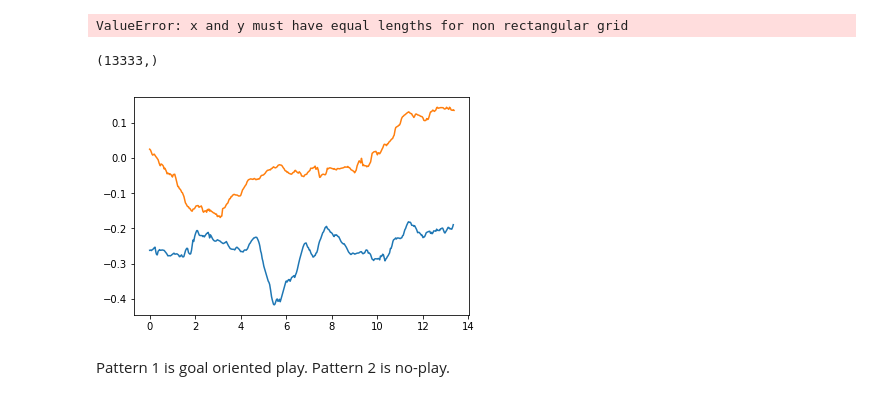
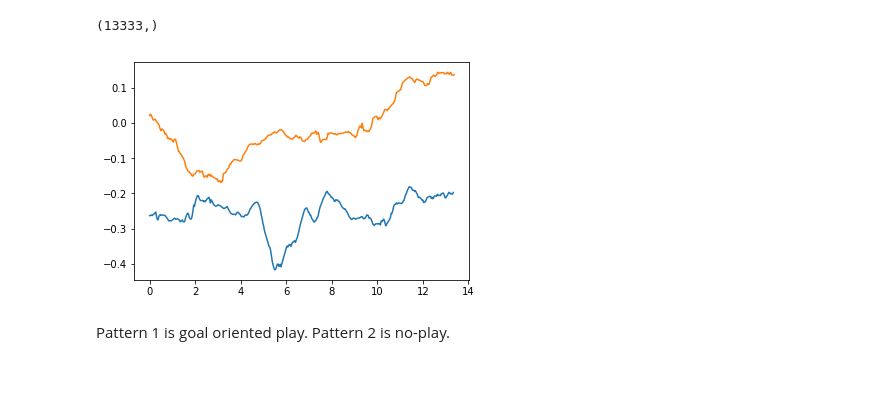
Before and after one commit to maddybartlett/NEN001, a Jupyter notebook: PatternInterpolation.ipynb, the cells around one changed output. Drawn from its saved outputs; the diff is of its cells as text; code cells hidden in the pictures.

```diff
--- a/PatternInterpolation.ipynb
+++ b/PatternInterpolation.ipynb
@@ -7,57 +7,37 @@ import numpy as np
 import pandas as pd
 import scipy as sp
 # %%
-from sklearn.decomposition import PCA
-data = pd.read_csv("pinsoro-2017-06-01-102743523980-small.csv", low_memory=False)
+data = pd.read_csv("pinsoro-2017-06-01-102743523980-small.csv")
 
 dt = 0.001
 
-pattern = np.array(data.iloc[2977:3379,11:195]).astype(float)
-frames = np.array(data.iloc[2977:3379,9]).astype(int)
 
-good_indices = frames != -1
-frames = frames[good_indices]
-pattern = pattern[good_indices]
+def extract_pattern(start, end):
+    pattern = np.array(data.iloc[start:end,190]).astype(float)
+    frames = np.array(data.iloc[start:end,9]).astype(int)
 
-fps = 30.0
-t_sample = (frames - frames[0])/fps
+    good_indices = frames != -1
+    frames = frames[good_indices]
+    pattern = pattern[good_indices]
 
-t = np.arange(int(t_sample[-1]/dt))*dt
+    fps = 30.0
+    t_sample = (frames - frames[0])/fps
 
-p = sp.interpolate.interp2d(t_sample, pattern, t)
+    t = np.arange(int(t_sample[-1]/dt))*dt
+
+    p = np.interp(t, t_sample, pattern)
+
+    return t, p
+
+
+t1, p1 = extract_pattern(2977, 3379)
+t2, p2 = extract_pattern(3702, 4104)
+plt.plot(t1, p1)
+plt.plot(t2, p2)
+p1.shape
 # %% [output]
-ValueError: x and y must have equal lengths for non rectangular grid
+(13333,)
+[figure, added]
-# %%
-data = pd.read_csv("pinsoro-2017-06-01-102743523980-small.csv")
-
-dt = 0.001
-
-
-def extract_pattern(start, end):
-    pattern = np.array(data.iloc[start:end,190]).astype(float)
-    frames = np.array(data.iloc[start:end,9]).astype(int)
-
-    good_indices = frames != -1
-    frames = frames[good_indices]
-    pattern = pattern[good_indices]
-
-    fps = 30.0
-    t_sample = (frames - frames[0])/fps
-
-    t = np.arange(int(t_sample[-1]/dt))*dt
-
-    p = np.interp(t, t_sample, pattern)
-
-    return t, p
-
-
-t1, p1 = extract_pattern(2977, 3379)
-t2, p2 = extract_pattern(3702, 4104)
-plt.plot(t1, p1)
-plt.plot(t2, p2)
-# %% [output]
-(13333,)
-[figure, removed]
 # %% [markdown]
 Pattern 1 is goal oriented play.
 Pattern 2 is no-play.
```
